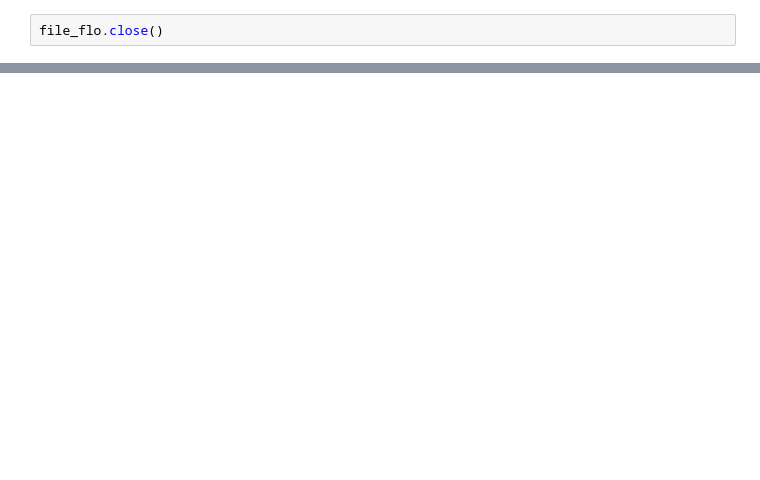
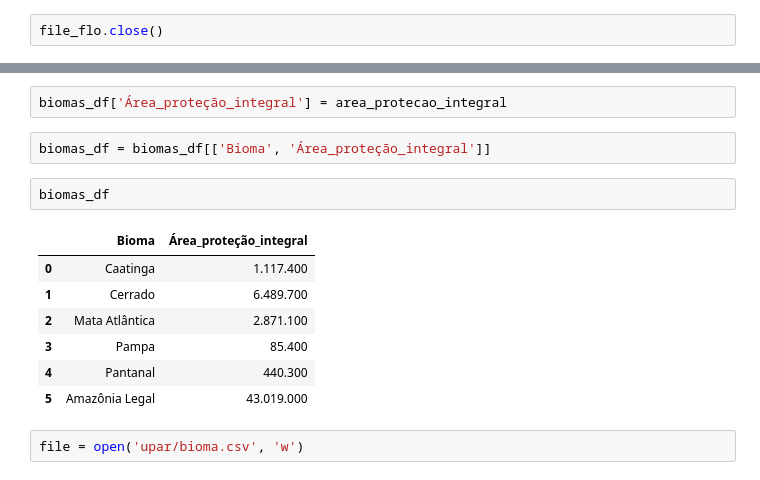
Before and after one commit to TiagoTozo/TP2-IBD, a Jupyter notebook: modifica_CSVs.ipynb, the cells around one changed output, grey strips where cells are left out. Drawn from its saved outputs; the diff is of its cells as text; blank space fills up the shorter version.

```diff
--- a/modifica_CSVs.ipynb
+++ b/modifica_CSVs.ipynb
@@ -318,0 +375,16 @@ file_flo.close()
+# %%
+biomas_df['Área_proteção_integral'] = area_protecao_integral
+# %%
+biomas_df = biomas_df[['Bioma', 'Área_proteção_integral']]
+# %%
+biomas_df
+# %% [output]
+|  | Bioma | Área_proteção_integral |
+| 0 | Caatinga | 1.117.400 |
+| 1 | Cerrado | 6.489.700 |
+| 2 | Mata Atlântica | 2.871.100 |
+| 3 | Pampa | 85.400 |
+| 4 | Pantanal | 440.300 |
+| 5 | Amazônia Legal | 43.019.000 |
+# %%
+file = open('upar/bioma.csv', 'w')
```
Also changed, not shown: parts of 34 cells of this notebook.
